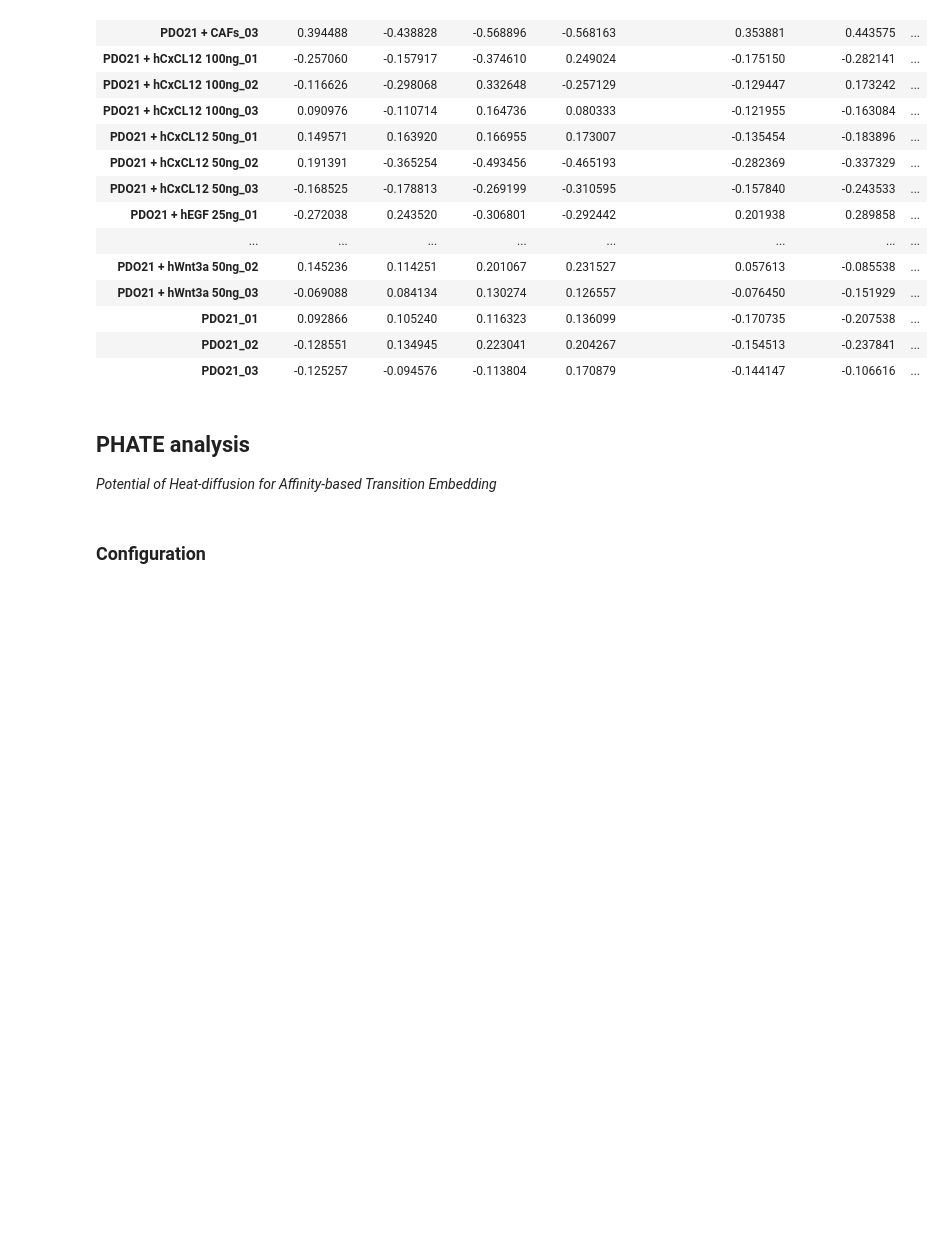
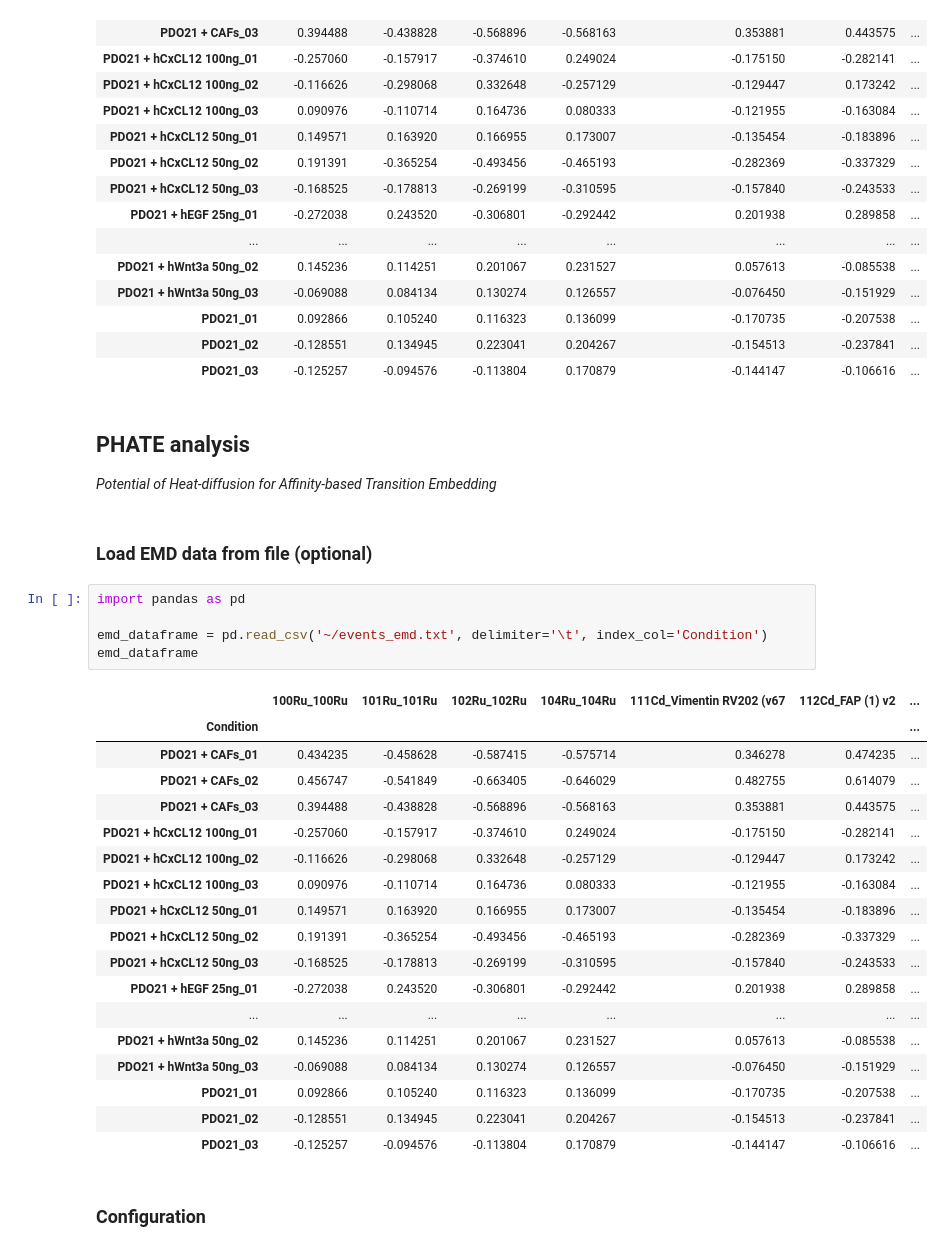
Before and after one commit to romainveillard/bio-utils, a Jupyter notebook: Cytof data processing.ipynb, the cells around one changed output. Saved outputs shown, nothing was run; the diff lists cells and outputs as text; blank space fills up the shorter version.

```diff
--- a/Cytof data processing.ipynb
+++ b/Cytof data processing.ipynb
@@ -458,6 +464,32 @@ emd_dataframe
 ## PHATE analysis
 
 _Potential of Heat-diffusion for Affinity-based Transition Embedding_
+# %% [markdown]
+### Load EMD data from file (optional)
+# %%
+import pandas as pd
+
+emd_dataframe = pd.read_csv('~/events_emd.txt', delimiter='\t', index_col='Condition')
+emd_dataframe
+# %% [output]
+|  | 100Ru_100Ru | 101Ru_101Ru | 102Ru_102Ru | 104Ru_104Ru | 111Cd_Vimentin RV202 (v67 | 112Cd_FAP (1) v2 | ... |
+| Condition |  |  |  |  |  |  | ... |
+| PDO21 + CAFs_01 | 0.434235 | -0.458628 | -0.587415 | -0.575714 | 0.346278 | 0.474235 | ... |
+| PDO21 + CAFs_02 | 0.456747 | -0.541849 | -0.663405 | -0.646029 | 0.482755 | 0.614079 | ... |
+| PDO21 + CAFs_03 | 0.394488 | -0.438828 | -0.568896 | -0.568163 | 0.353881 | 0.443575 | ... |
+| PDO21 + hCxCL12 100ng_01 | -0.257060 | -0.157917 | -0.374610 | 0.249024 | -0.175150 | -0.282141 | ... |
+| PDO21 + hCxCL12 100ng_02 | -0.116626 | -0.298068 | 0.332648 | -0.257129 | -0.129447 | 0.173242 | ... |
+| PDO21 + hCxCL12 100ng_03 | 0.090976 | -0.110714 | 0.164736 | 0.080333 | -0.121955 | -0.163084 | ... |
+| PDO21 + hCxCL12 50ng_01 | 0.149571 | 0.163920 | 0.166955 | 0.173007 | -0.135454 | -0.183896 | ... |
+| PDO21 + hCxCL12 50ng_02 | 0.191391 | -0.365254 | -0.493456 | -0.465193 | -0.282369 | -0.337329 | ... |
+| PDO21 + hCxCL12 50ng_03 | -0.168525 | -0.178813 | -0.269199 | -0.310595 | -0.157840 | -0.243533 | ... |
+| PDO21 + hEGF 25ng_01 | -0.272038 | 0.243520 | -0.306801 | -0.292442 | 0.201938 | 0.289858 | ... |
+| ... | ... | ... | ... | ... | ... | ... | ... |
+| PDO21 + hWnt3a 50ng_02 | 0.145236 | 0.114251 | 0.201067 | 0.231527 | 0.057613 | -0.085538 | ... |
+| PDO21 + hWnt3a 50ng_03 | -0.069088 | 0.084134 | 0.130274 | 0.126557 | -0.076450 | -0.151929 | ... |
+| PDO21_01 | 0.092866 | 0.105240 | 0.116323 | 0.136099 | -0.170735 | -0.207538 | ... |
+| PDO21_02 | -0.128551 | 0.134945 | 0.223041 | 0.204267 | -0.154513 | -0.237841 | ... |
+| PDO21_03 | -0.125257 | -0.094576 | -0.113804 | 0.170879 | -0.144147 | -0.106616 | ... |
 # %% [markdown]
 ### Configuration
 # %%
```
Also changed, not shown: parts of 9 cells of this notebook.
